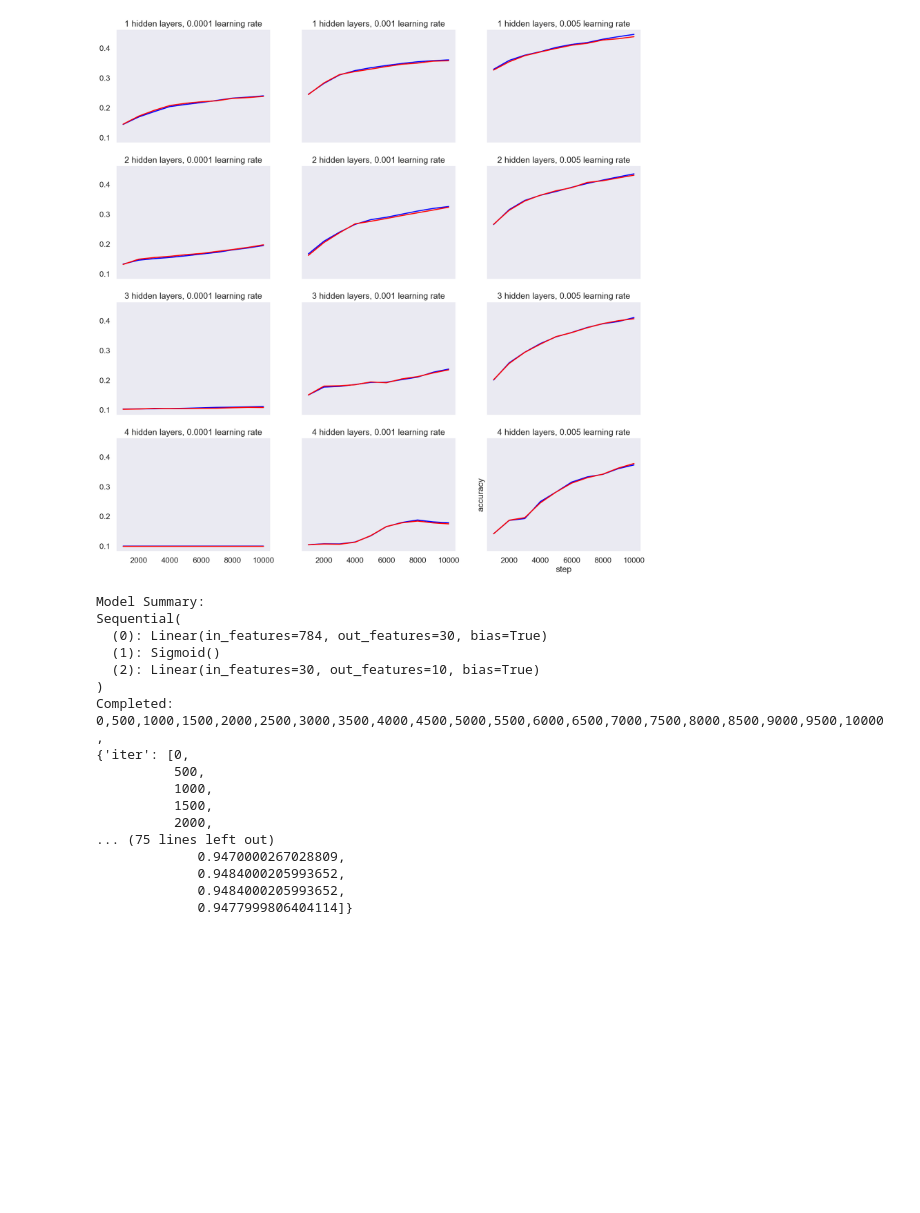
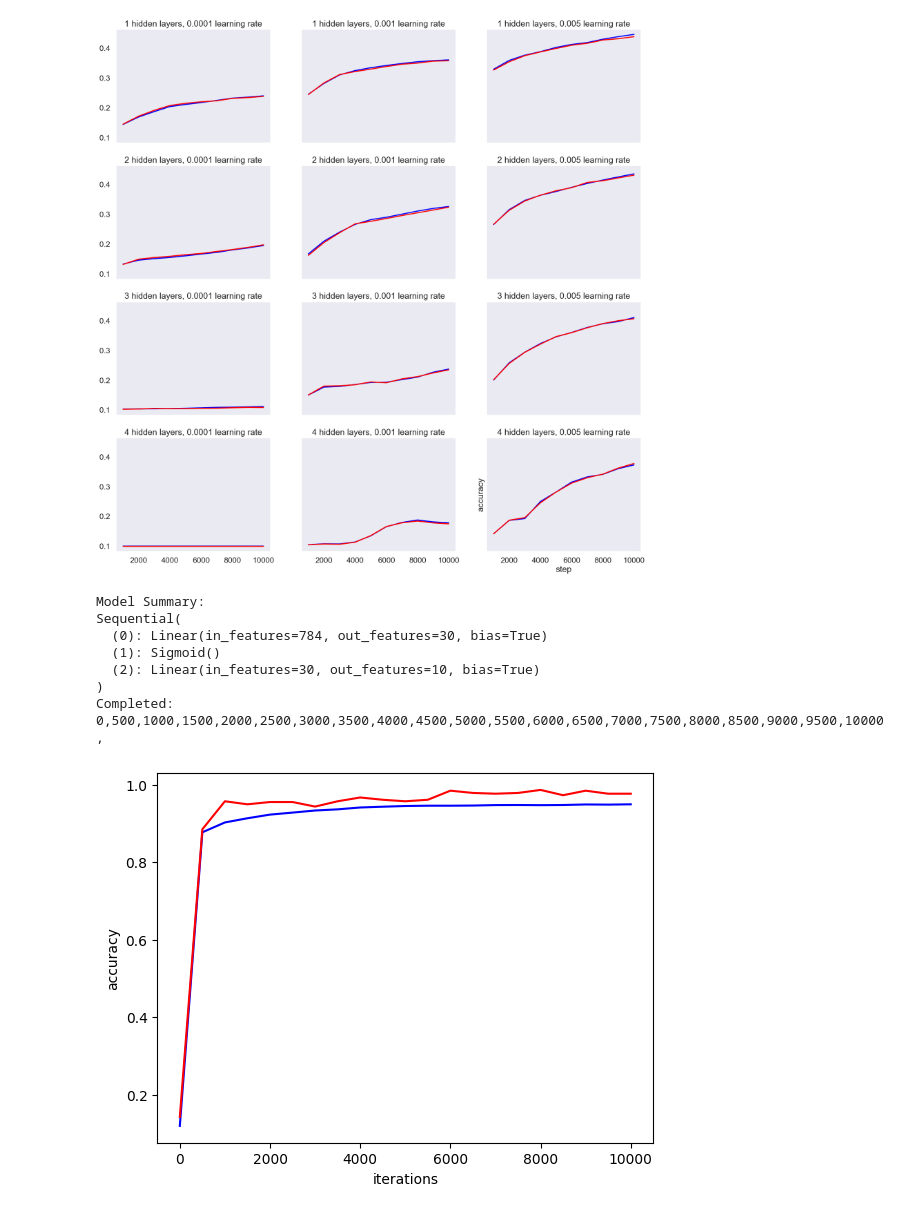
Before and after one commit to DanielCiccC/COMP4702_S12023, a Jupyter notebook: Pracw7/prac7.ipynb, the cells around one changed output. Drawn from its saved outputs; the diff is of its cells as text; code cells hidden in the pictures; blank space fills up the shorter version.

```diff
--- a/Pracw7/prac7.ipynb
+++ b/Pracw7/prac7.ipynb
@@ -250,6 +250,7 @@ def mnist_example():
     d = l * l
     X_train = X_train.reshape(n_train, d) / 255
     X_test = X_test.reshape(n_test, d) / 255
+
     # Get the number of classes
     n_classes = list(np.unique(y_train))
     n_classes = len(n_classes)
@@ -268,6 +269,7 @@ def mnist_example():
     nn_model = torch.nn.Sequential(*torch_layers)
     print("Model Summary:")
     print(nn_model)
+
     # The number of datapoints per batch that we do
     batch_size = 512
     # The number of batches that we train on
@@ -300,47 +302,38 @@ def mnist_example():
         # Perform a backward pass to compute the gradients
         loss.backward()
         # Update the weights
         optimiser.step()
         # record the metrics every 1000 steps
         if i % 500 == 0:
             print(f"{i},", end="", flush=True)
             train_pred = nn_model(torch.from_numpy(X_batch).float())
             val_pred = nn_model(torch.from_numpy(X_test).float())
             train_accuracy = torch.mean(
                 (train_pred.argmax(dim=1) == torch.from_numpy(y_batch)).float())
             val_accuracy = torch.mean(
                 (val_pred.argmax(dim=1) == torch.from_numpy(y_test)).float())
             metrics["iter"].append(i)
             metrics["loss"].append(loss.item())
             metrics["val_acc"].append(val_accuracy.item())
             metrics["train_acc"].append(train_accuracy.item())
 
     print()
     from pprint import pprint
-    pprint(metrics)
+    return (metrics)
 
-mnist_example()
-# train_tensor = datasets.MNIST(root='./data', train=True, download=True)
-# test_tensor = datasets.MNIST(root='./data', train=False, download=True)
+metrics = mnist_example()
 
-# X_train = train_tensor.data.numpy().astype(int)
-# # .squeeze()
-# X_train.shape
+plt.plot(metrics['iter'],metrics['val_acc'], color='blue', label='training')
+plt.plot(metrics['iter'], metrics['train_acc'], color='red', label='validation')
+plt.xlabel("iterations")
+plt.ylabel("accuracy")
+plt.show()
 # %% [output]
 Model Summary:
 Sequential(
   (0): Linear(in_features=784, out_features=30, bias=True)
   (1): Sigmoid()
   (2): Linear(in_features=30, out_features=10, bias=True)
 )
 Completed: 0,500,1000,1500,2000,2500,3000,3500,4000,4500,5000,5500,6000,6500,7000,7500,8000,8500,9000,9500,10000,
-{'iter': [0,
-          500,
-          1000,
-          1500,
-          2000,
-... (75 lines left out)
-             0.9470000267028809,
-             0.9484000205993652,
-             0.9484000205993652,
-             0.9477999806404114]}
+[figure, added]
```
Also changed, not shown: 3 other files.
